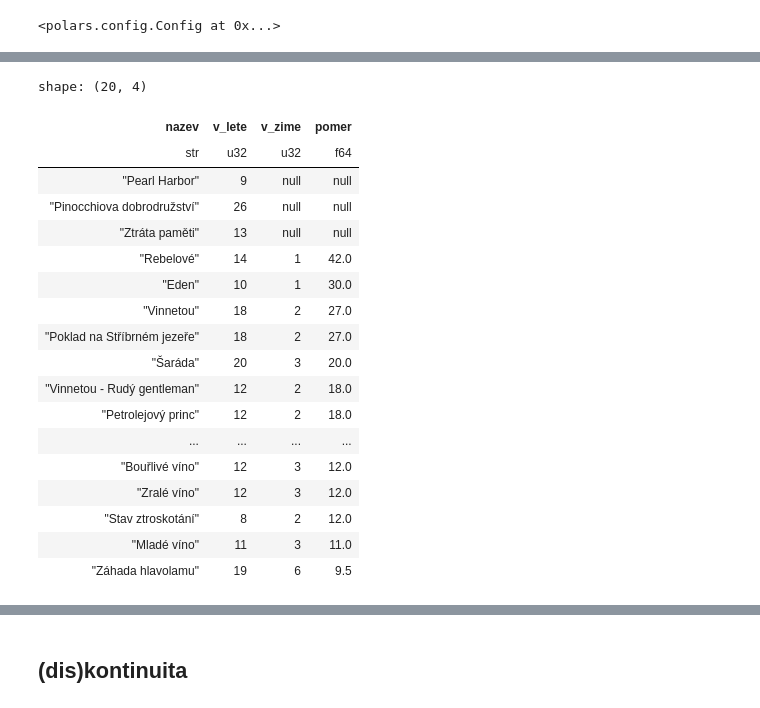
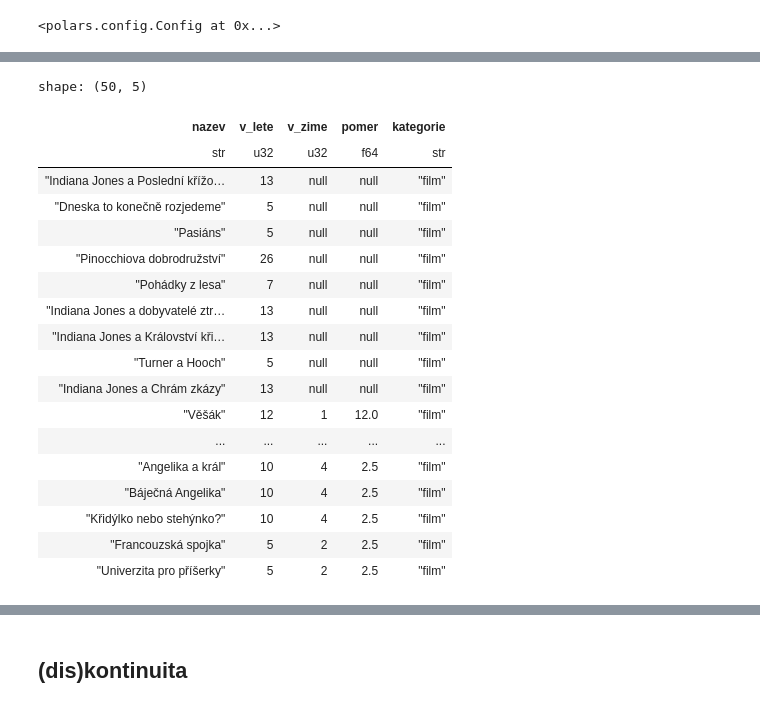
Before and after one commit to DataRozhlas/televizni-programy, a Jupyter notebook: 104_leto.ipynb, the cells around one changed output, grey strips where cells are left out. Saved outputs shown, nothing was run; the diff lists cells and outputs as text; code cells hidden in the pictures.

```diff
--- a/104_leto.ipynb
+++ b/104_leto.ipynb
@@ -89,5 +119,5 @@ letni = df.filter(pl.col('kanal').is_in(zajima_nas)).filter(pl.col('nazev').is_i
 # %%
-zimni = df.filter(pl.col('kanal').is_in(zajima_nas)).filter(pl.col('nazev').is_in(vsude_a_x_let) & pl.col('mesic').is_in([1,2,3,10,11,12])).group_by('nazev').len().rename({'len':'v_zime'})
+zimni = df.filter(pl.col('kanal').is_in(zajima_nas)).filter(pl.col('nazev').is_in(vsude_a_x_let) & (~pl.col('mesic').is_in([7,8]))).group_by('nazev').len().rename({'len':'v_zime'})
 # %%
 kategorie = df.filter(pl.col("nazev").is_in(vsude_a_x_let)).group_by("nazev").agg(pl.col("kategorie").mode()).explode("kategorie").drop_nulls()
 kategorie = df.filter(pl.col("nazev").is_in(vsude_a_x_let)).group_by(['nazev','kategorie']).len().sort(by='len',descending=True).unique(subset=['nazev'], keep='first').drop('len').drop_nulls()
@@ -128,5 +158,5 @@ pomer = letni.join(zimni, how='full', on='nazev').with_columns(
 ).drop(
     'nazev_right'
 ).with_columns(
-    (pl.col('v_lete') / pl.col('v_zime') * 3).alias('pomer')
+    (pl.col('v_lete') / pl.col('v_zime')).alias('pomer')
 )
@@ -133,6 +170,14 @@ pomer = letni.join(zimni, how='full', on='nazev').with_columns(
+# %%
+nechceme = [
+    "Šaráda",
+    "Záchranáři",
+    "Máma",
+    "Helena",
+    "Hodinový manžel"
+]
 # %%
-filmy = kategorie.filter(pl.col('kategorie') == 'film').select(pl.col('nazev')).to_series().to_list()
-serialy = kategorie.filter(pl.col('kategorie') == 'serial').select(pl.col('nazev')).to_series().to_list()
+filmy = kategorie.filter(pl.col('kategorie') == 'film').filter(~pl.col('nazev').is_in(nechceme)).select(pl.col('nazev')).to_series().to_list()
+serialy = kategorie.filter(pl.col('kategorie') == 'serial').filter(~pl.col('nazev').is_in(nechceme)).select(pl.col('nazev')).to_series().to_list()
 # %%
 pomer.filter(pl.col('nazev').str.contains('Hříšný t'))
 # %% [output]
@@ -144,23 +189,24 @@ shape: (2, 4)
 # %%
-pomer.filter(pl.col('nazev').is_in(filmy)).filter(pl.col('v_lete') >= 8).sort(by='pomer',descending=True).head(20)
+letni_filmy = pomer.filter(pl.col('nazev').is_in(filmy)).filter(pl.col('v_lete') >= 5).sort(by='pomer',descending=True).with_columns(pl.lit("film").alias("kategorie")).head(50)
+letni_filmy
 # %% [output]
-shape: (20, 4)
+shape: (50, 5)
-| nazev | v_lete | v_zime | pomer |
-| str | u32 | u32 | f64 |
-| "Pearl Harbor" | 9 | null | null |
-| "Pinocchiova dobrodružství" | 26 | null | null |
-| "Ztráta paměti" | 13 | null | null |
-| "Rebelové" | 14 | 1 | 42.0 |
-| "Eden" | 10 | 1 | 30.0 |
-| "Vinnetou" | 18 | 2 | 27.0 |
-| "Poklad na Stříbrném jezeře" | 18 | 2 | 27.0 |
-| "Šaráda" | 20 | 3 | 20.0 |
-| "Vinnetou - Rudý gentleman" | 12 | 2 | 18.0 |
-| "Petrolejový princ" | 12 | 2 | 18.0 |
-| ... | ... | ... | ... |
-| "Bouřlivé víno" | 12 | 3 | 12.0 |
-| "Zralé víno" | 12 | 3 | 12.0 |
-| "Stav ztroskotání" | 8 | 2 | 12.0 |
-| "Mladé víno" | 11 | 3 | 11.0 |
-| "Záhada hlavolamu" | 19 | 6 | 9.5 |
+| nazev | v_lete | v_zime | pomer | kategorie |
+| str | u32 | u32 | f64 | str |
+| "Indiana Jones a Poslední křížo… | 13 | null | null | "film" |
+| "Dneska to konečně rozjedeme" | 5 | null | null | "film" |
+| "Pasiáns" | 5 | null | null | "film" |
+| "Pinocchiova dobrodružství" | 26 | null | null | "film" |
+| "Pohádky z lesa" | 7 | null | null | "film" |
+| "Indiana Jones a dobyvatelé ztr… | 13 | null | null | "film" |
+| "Indiana Jones a Království kři… | 13 | null | null | "film" |
+| "Turner a Hooch" | 5 | null | null | "film" |
+| "Indiana Jones a Chrám zkázy" | 13 | null | null | "film" |
+| "Věšák" | 12 | 1 | 12.0 | "film" |
+| ... | ... | ... | ... | ... |
+| "Angelika a král" | 10 | 4 | 2.5 | "film" |
+| "Báječná Angelika" | 10 | 4 | 2.5 | "film" |
+| "Křidýlko nebo stehýnko?" | 10 | 4 | 2.5 | "film" |
+| "Francouzská spojka" | 5 | 2 | 2.5 | "film" |
+| "Univerzita pro příšerky" | 5 | 2 | 2.5 | "film" |
 # %%
```
Also changed, not shown: parts of 37 cells of this notebook.
